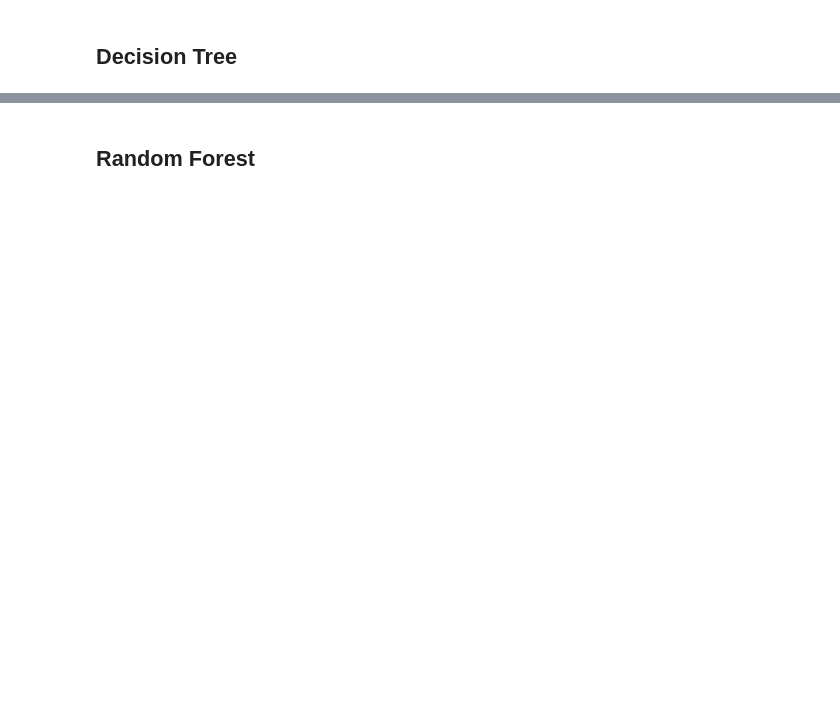
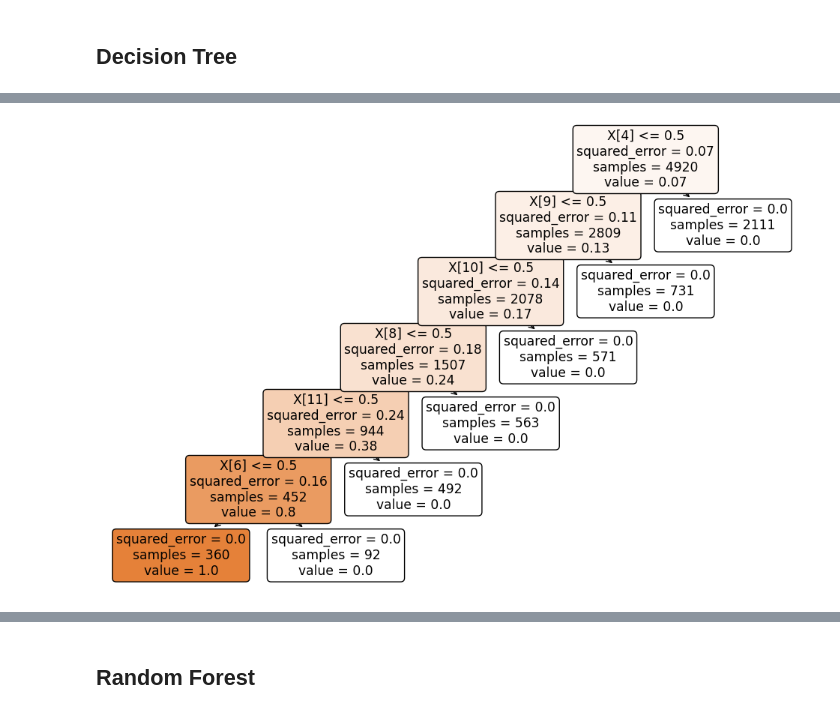
Before and after one commit to sba22222/CA2, a Jupyter notebook: CA2_TAKE2.ipynb, the cells around one changed output, grey strips where cells are left out. Drawn from its saved outputs; the diff is of its cells as text; code cells hidden in the pictures; blank space fills up the shorter version.

```diff
--- a/CA2_TAKE2.ipynb
+++ b/CA2_TAKE2.ipynb
@@ -653,3 +679,0 @@ df
-# %%
-# Drop the unit column
-df = df.drop(columns=['Product', 'Week'])
@@ -698,0 +712,12 @@ y_pred = regressor.predict(X_test)
+# %%
+# Create and initialize a DecisionTreeRegressor with a maximum depth of 5
+dt_regressor = DecisionTreeRegressor(max_depth=6, random_state=0)
+# %%
+# Define the hyperparameter space
+param_grid = {'max_depth': range(1, 10)}
+
+# Create a grid search object
+dt_grid_search = GridSearchCV(estimator=dt_regressor, param_grid=param_grid, cv=10)
+
+# Fit the grid search object to the training data
+dt_grid_search.fit(X_train, y_train)
@@ -698,0 +735,4 @@ y_pred = regressor.predict(X_test)
+# %%
+# Train the classifier on the entire dataset using the best parameters
+dt_regressor = DecisionTreeRegressor(**dt_grid_search.best_params_)
+dt_regressor.fit(X, y)
@@ -712,9 +761,14 @@ print(f'Recall: {recall:.2f}')
 # %%
 # Set the size of the figure
 plt.figure(figsize = (12, 8))
 
 # Display the tree by calling a method plot_tree()
-tree.plot_tree(regressor.fit(X_train, y_train),filled=True, rounded=True, precision=2) ;
+tree.plot_tree(dt_regressor.fit(X_train, y_train),filled=True, rounded=True, precision=2) ;
+
+# Save the image else where to be used in report
+plt.savefig('./Images/Img4_pearson_corr_heatmap.svg')
+# %% [output]
+[figure, added]
 # %%
 mae = metrics.mean_absolute_error(y_test, y_pred)
 mse = metrics.mean_squared_error(y_test, y_pred)
```
Also changed, not shown: parts of 77 cells of this notebook.
